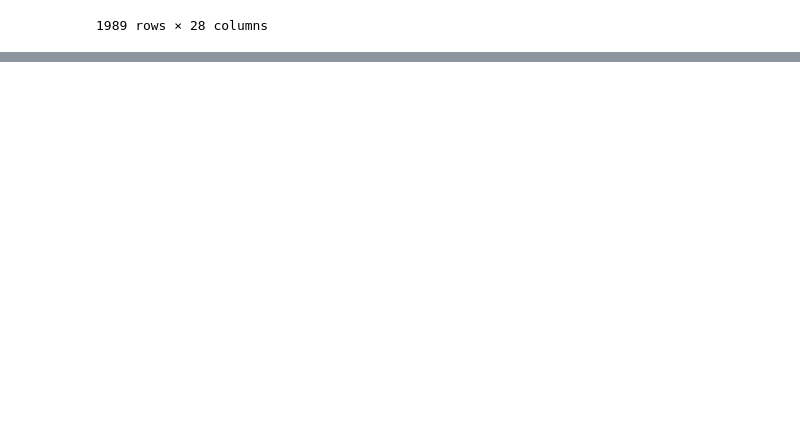
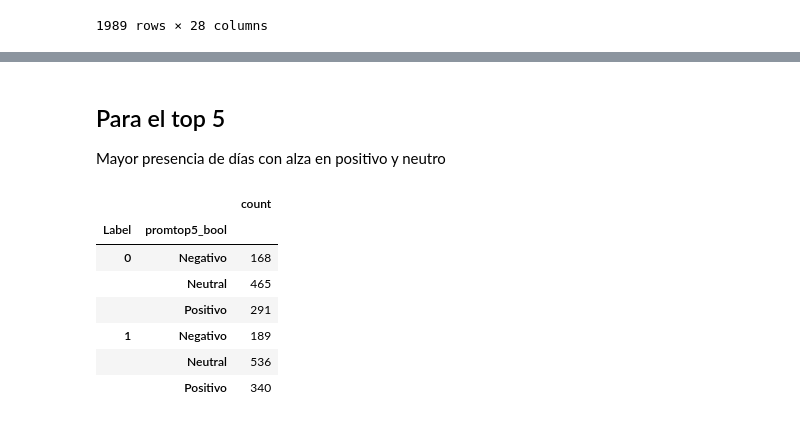
Before and after one commit to jjiguaran/text_mining, a Jupyter notebook: individual_versions/sentiment_analysis_srossi.ipynb, the cells around one changed output, grey strips where cells are left out. Drawn from its saved outputs; the diff is of its cells as text; code cells hidden in the pictures; blank space fills up the shorter version.

```diff
--- a/individual_versions/sentiment_analysis_srossi.ipynb
+++ b/individual_versions/sentiment_analysis_srossi.ipynb
@@ -129,0 +200,19 @@ from textblob import TextBlob
+# %% [markdown]
+## Para el top 5
+Mayor presencia de días con alza en positivo y neutro
+# %%
+
+## Distribución de clases
+import seaborn as sns
+
+display( Combinedtest.groupby(['Label','promtop5_bool'])['Date'].agg(['count']))
+#sns.countplot( x='promtop5_bool', data=Combinedtest)
+# %% [output]
+|  |  | count |
+| Label | promtop5_bool |  |
+| 0 | Negativo | 168 |
+|  | Neutral | 465 |
+|  | Positivo | 291 |
+| 1 | Negativo | 189 |
+|  | Neutral | 536 |
+|  | Positivo | 340 |
```
Also changed, not shown: parts of 19 cells of this notebook.
